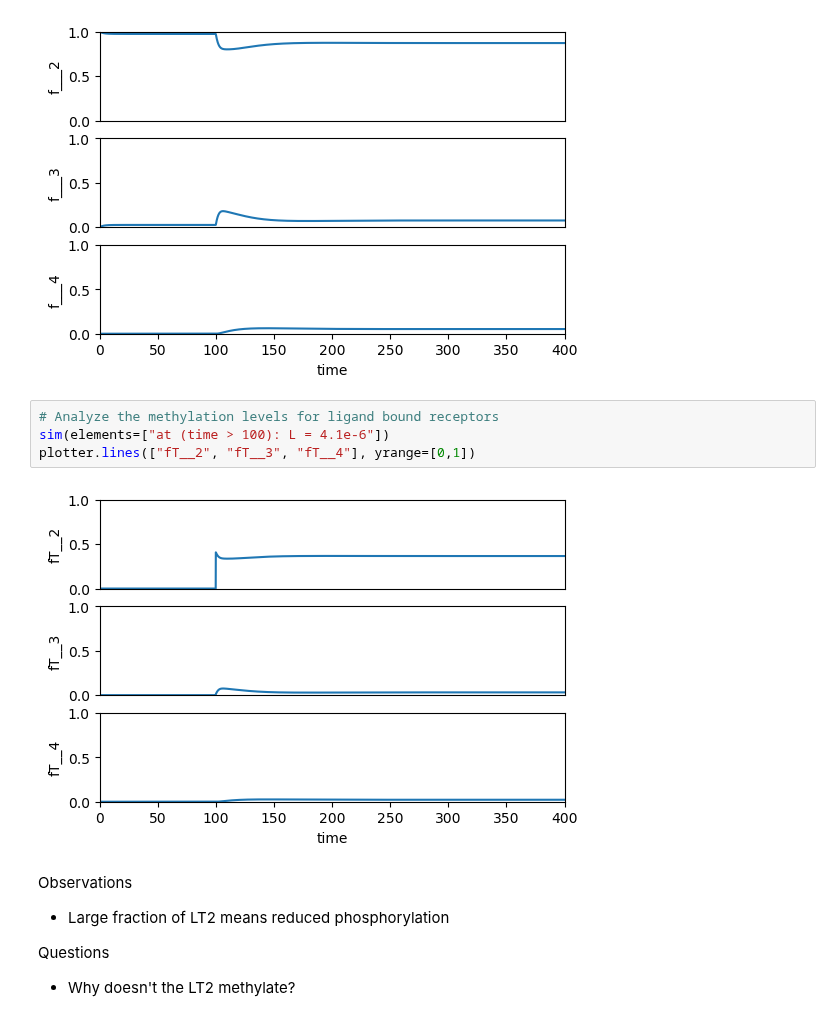
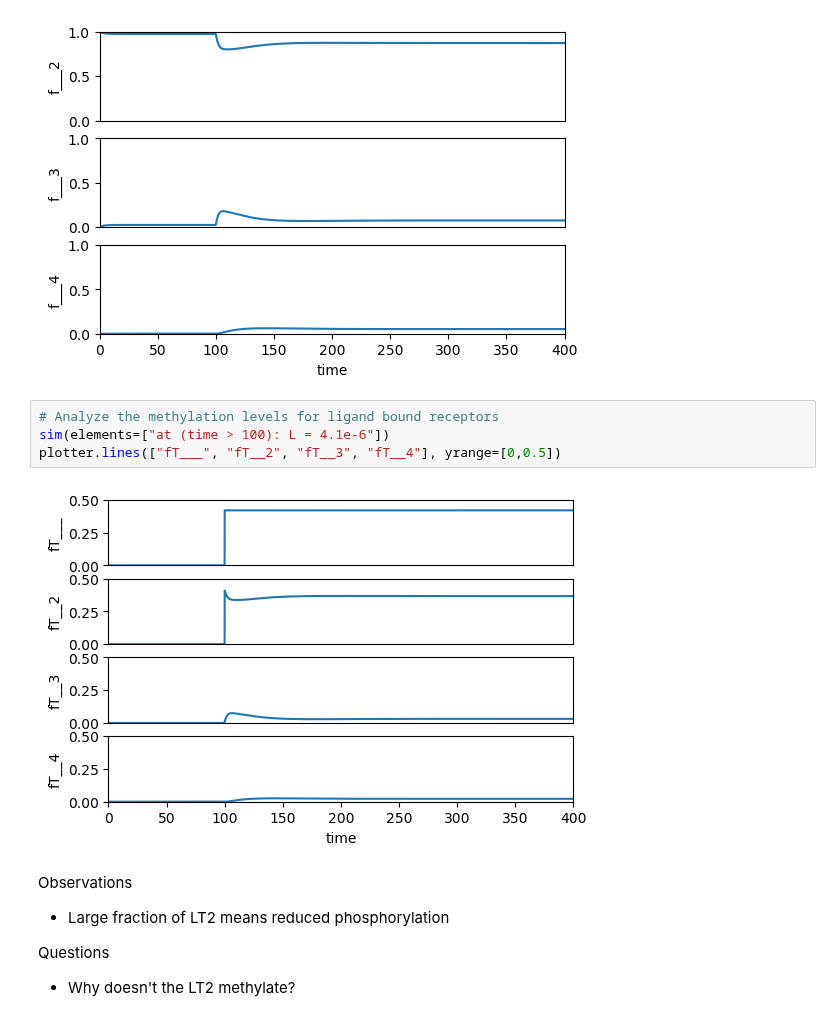
Before and after one commit to ScienceStacks/BioCellControl, a Jupyter notebook: Analysis/chemotaxis.ipynb, the cells around one changed output. Drawn from its saved outputs; the diff is of its cells as text.

```diff
--- a/Analysis/chemotaxis.ipynb
+++ b/Analysis/chemotaxis.ipynb
@@ -205,9 +205,9 @@ plotter.lines(["f___2", "f___3", "f___4"], yrange=[0,1])
 # %%
 # Analyze the methylation levels for ligand bound receptors
 sim(elements=["at (time > 100): L = 4.1e-6"])
-plotter.lines(["fT__2", "fT__3", "fT__4"], yrange=[0,1])
+plotter.lines(["fT___", "fT__2", "fT__3", "fT__4"], yrange=[0,0.5])
 # %% [output]
-[figure, old version]
+[figure, new version]
 # %% [markdown]
 Observations
 - Large fraction of LT2 means reduced phosphorylation
```
Also changed, not shown: parts of 11 cells of this notebook, 1 other file.
